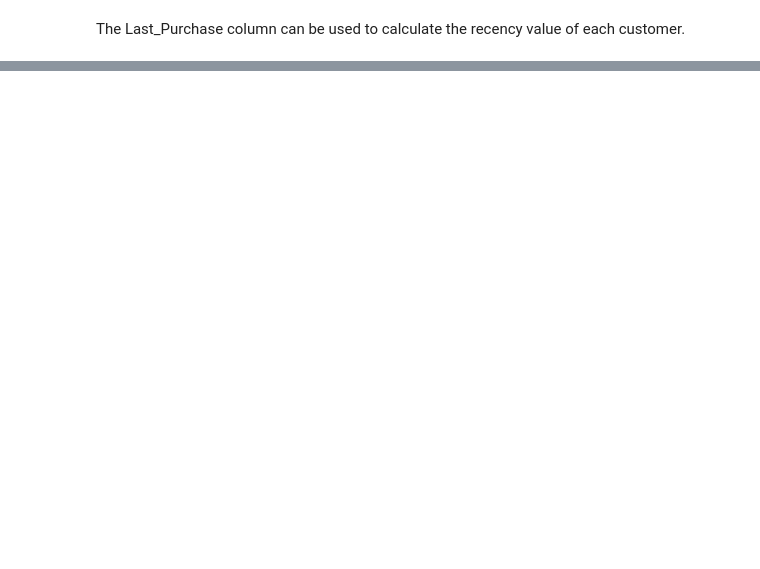
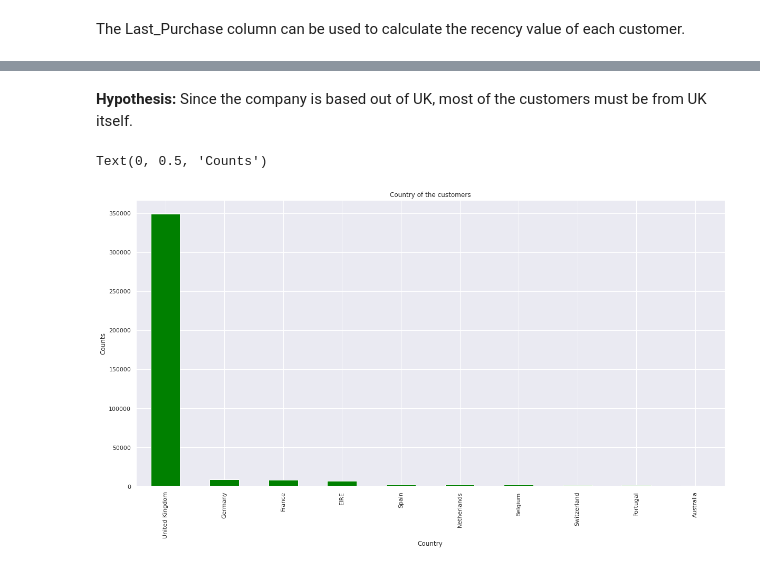
Before and after one commit to Shourya306/Online-Retail-Customer-Segmentation-Clustering, a Jupyter notebook: Online_Retail_Customer_Segmentation.ipynb, the cells around one changed output, grey strips where cells are left out. Drawn from its saved outputs; the diff is of its cells as text; code cells hidden in the pictures; blank space fills up the shorter version.

```diff
--- a/Online_Retail_Customer_Segmentation.ipynb
+++ b/Online_Retail_Customer_Segmentation.ipynb
@@ -228,0 +277,13 @@ The Last_Purchase column can be used to calculate the recency value of each cust
+# %% [markdown]
+**Hypothesis:** Since the company is based out of UK, most of the customers must be from UK itself.
+# %%
+# Checking out the customers country.
+
+frequent_country_of_customers = retail_df['Country'].value_counts().head(10)
+frequent_country_of_customers.plot(kind = 'bar',color = 'green')
+plt.title('Country of the customers')
+plt.xlabel('Country')
+plt.ylabel('Counts')
+# %% [output]
+Text(0, 0.5, 'Counts')
+[figure, added]
```
Also changed, not shown: parts of 12 cells of this notebook.
